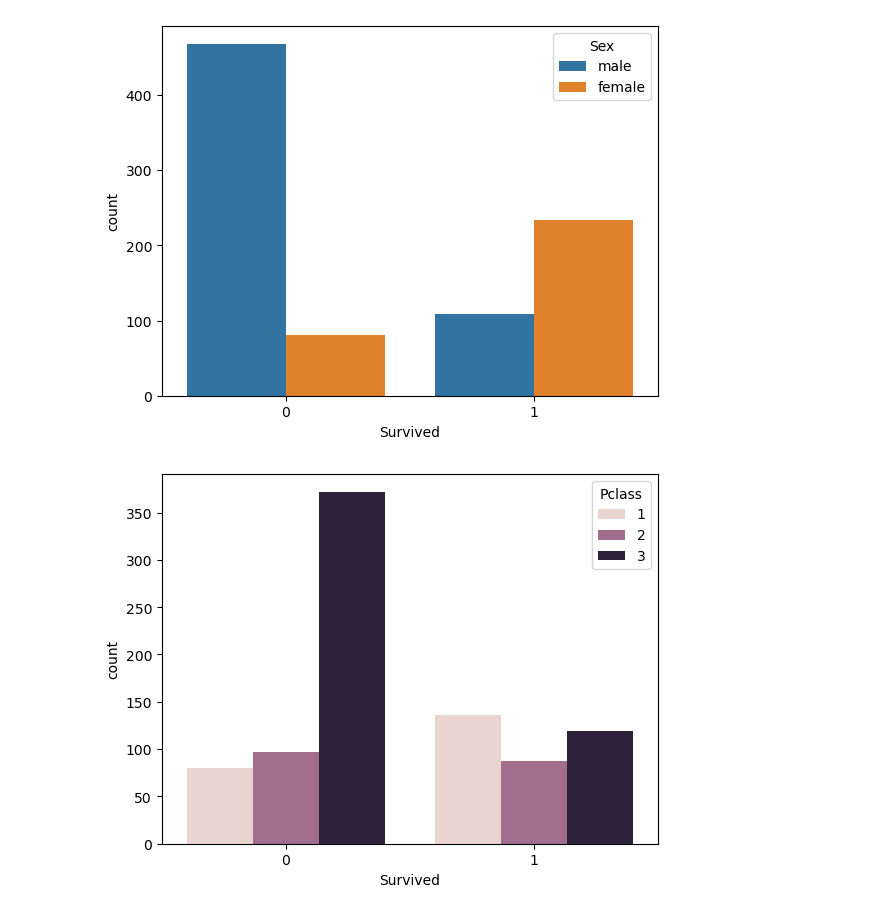
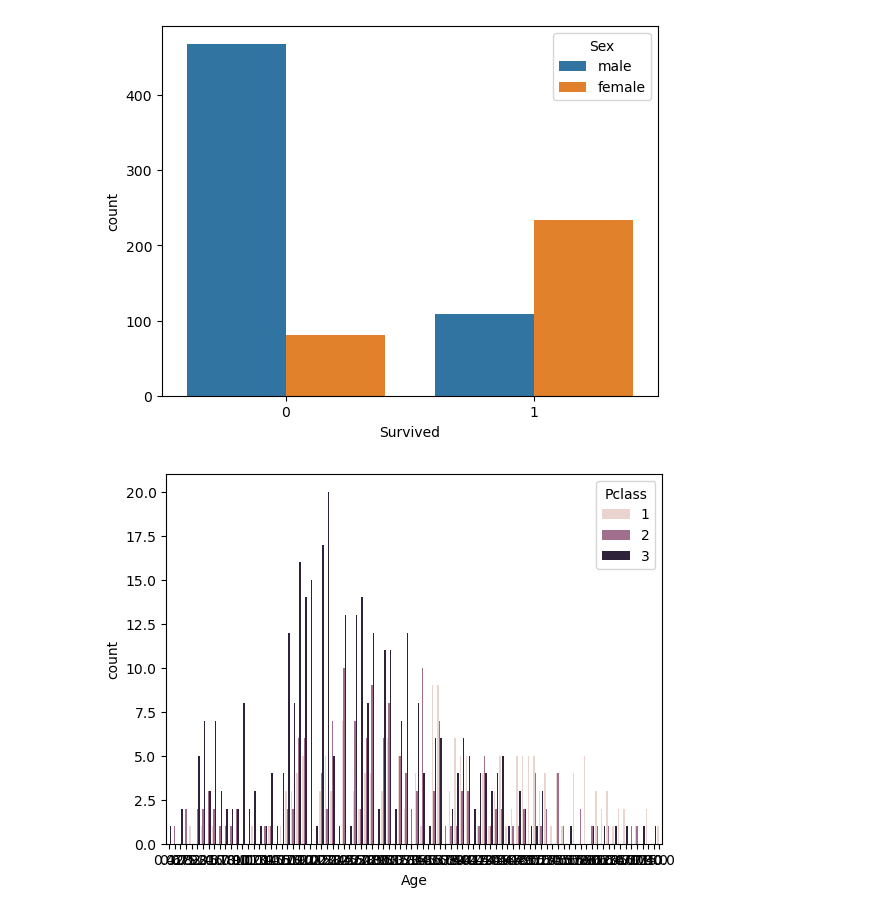
Before and after one commit to Krish-GenAI/PythonCrashCourseOct2025, a Jupyter notebook: src/EDA.ipynb, the cells around one changed output. Drawn from its saved outputs; the diff is of its cells as text; code cells hidden in the pictures.

```diff
--- a/src/EDA.ipynb
+++ b/src/EDA.ipynb
@@ -51,7 +51,7 @@ plt.show()
 # %% [output]
 [figure]
 # %%
-sns.countplot(x='Survived', data=train, hue='Pclass')
+sns.countplot(x='Age', data=train, hue='Pclass')
 plt.show()
 # %% [output]
-[figure, old version]
+[figure, new version]
```
Also changed, not shown: parts of 39 cells of this notebook, 2 other files.
